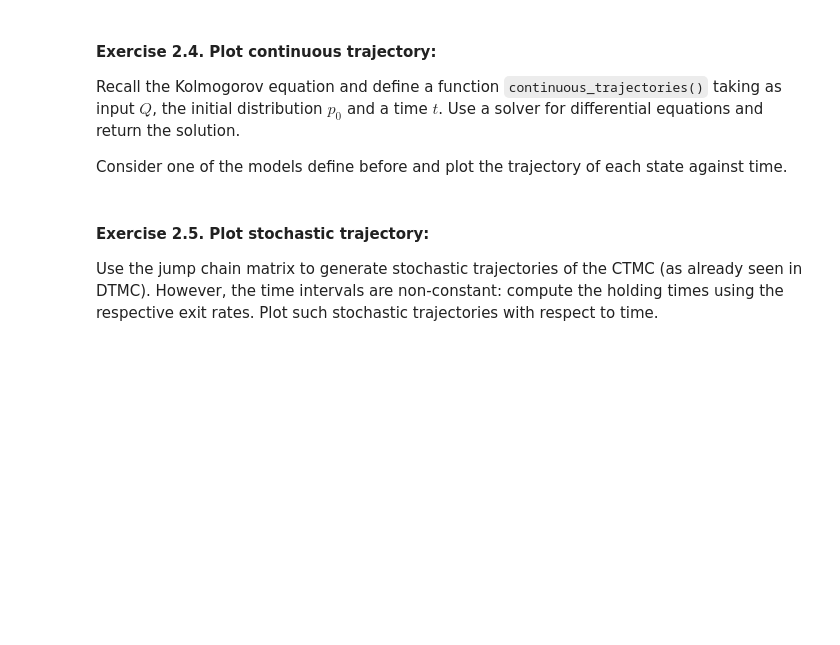
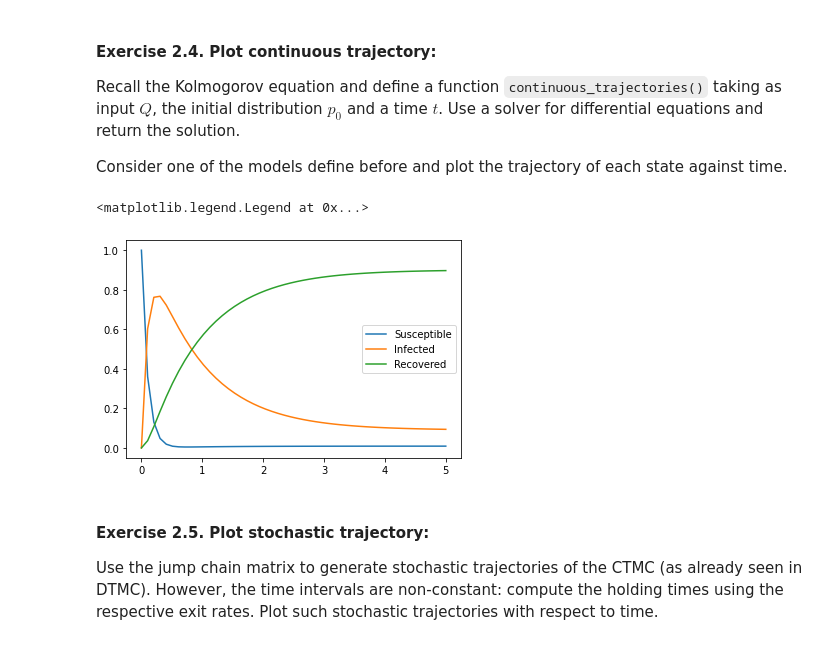
Before and after one commit to cima22/stochastic_modelling_and_simulation, a Jupyter notebook: ctmc/CTMC Lab_2022.ipynb, the cells around one changed output. Drawn from its saved outputs; the diff is of its cells as text; code cells hidden in the pictures; blank space fills up the shorter version.

```diff
--- a/ctmc/CTMC Lab_2022.ipynb
+++ b/ctmc/CTMC Lab_2022.ipynb
@@ -143,6 +156,6 @@ def infinitesimal_generator_SIR(rates):
 
     return infinitesimal_generator
 # %%
-rates = [2,1,0.1]
+rates = [0.1,10.,1.]
 infinitesimal_generator_SIR(rates)
 # %% [output]
@@ -181,15 +194,35 @@ array([[0.        , 0.33333333, 0.66666667],
 Recall the Kolmogorov equation and define a function `continuous_trajectories()` taking as input $Q$, the initial distribution $p_0$ and a time $t$. Use a solver for differential equations and return the solution.
 
 Consider one of the models define before and plot the trajectory of each state against time.
-# %%
-from scipy.integrate import odeint
-import matplotlib.pyplot as plt
-
-def continuous_trajectories(Q,p0,t):
-
-    # solving the Kolmogorov diff eq with odeint
-
-    return
+# %%
+from scipy.integrate import odeint
+import matplotlib.pyplot as plt
+def continuous_trajectories(Q,p0,t):
+
+    def forward_kolmogorov(p,t):
+        return np.matmul(p,Q)
+
+    p_t = odeint(forward_kolmogorov, p0, t)
+
+    return p_t
+
+p0 = np.array([1.,0,0])
+t = np.linspace(0,5)
+
+#p_t = continuous_trajectories(ctmc_mood.infinitesimal_generator, p0, t)
+#plt.plot(t,p_t[:,0])
+#plt.plot(t,p_t[:,1])
+#plt.plot(t,p_t[:,2])
+
+infinitesimal_generator_SIR(rates)
+p_t = continuous_trajectories(infinitesimal_generator_SIR(rates), p0, t)
+plt.plot(t,p_t[:,0], label="Susceptible")
+plt.plot(t,p_t[:,1], label="Infected")
+plt.plot(t,p_t[:,2], label="Recovered")
+plt.legend()
+# %% [output]
+<matplotlib.legend.Legend at 0x...>
+[figure, added]
 # %% [markdown]
 #### Exercise 2.5. Plot stochastic trajectory:
 
```
Also changed, not shown: parts of 3 cells of this notebook.
